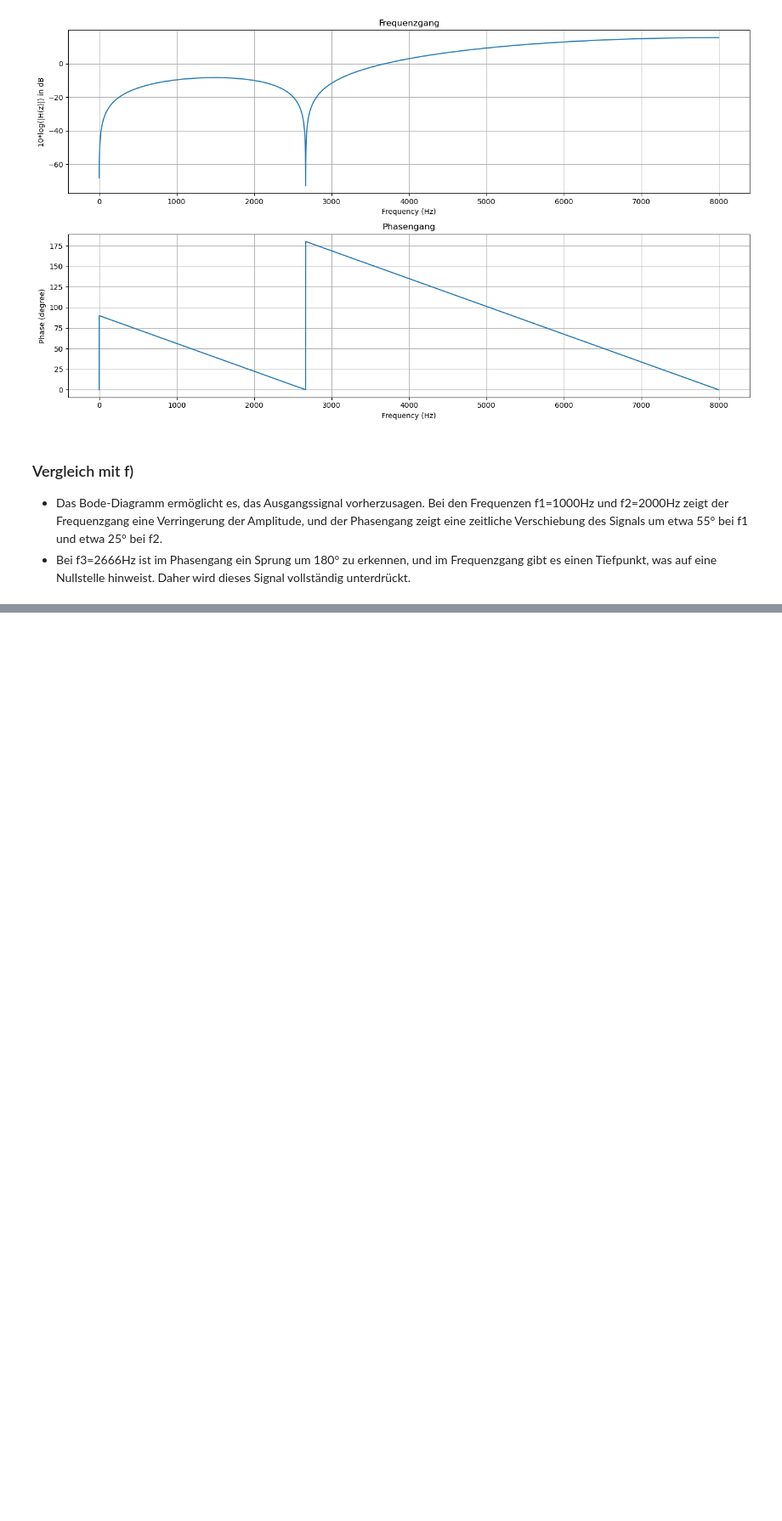
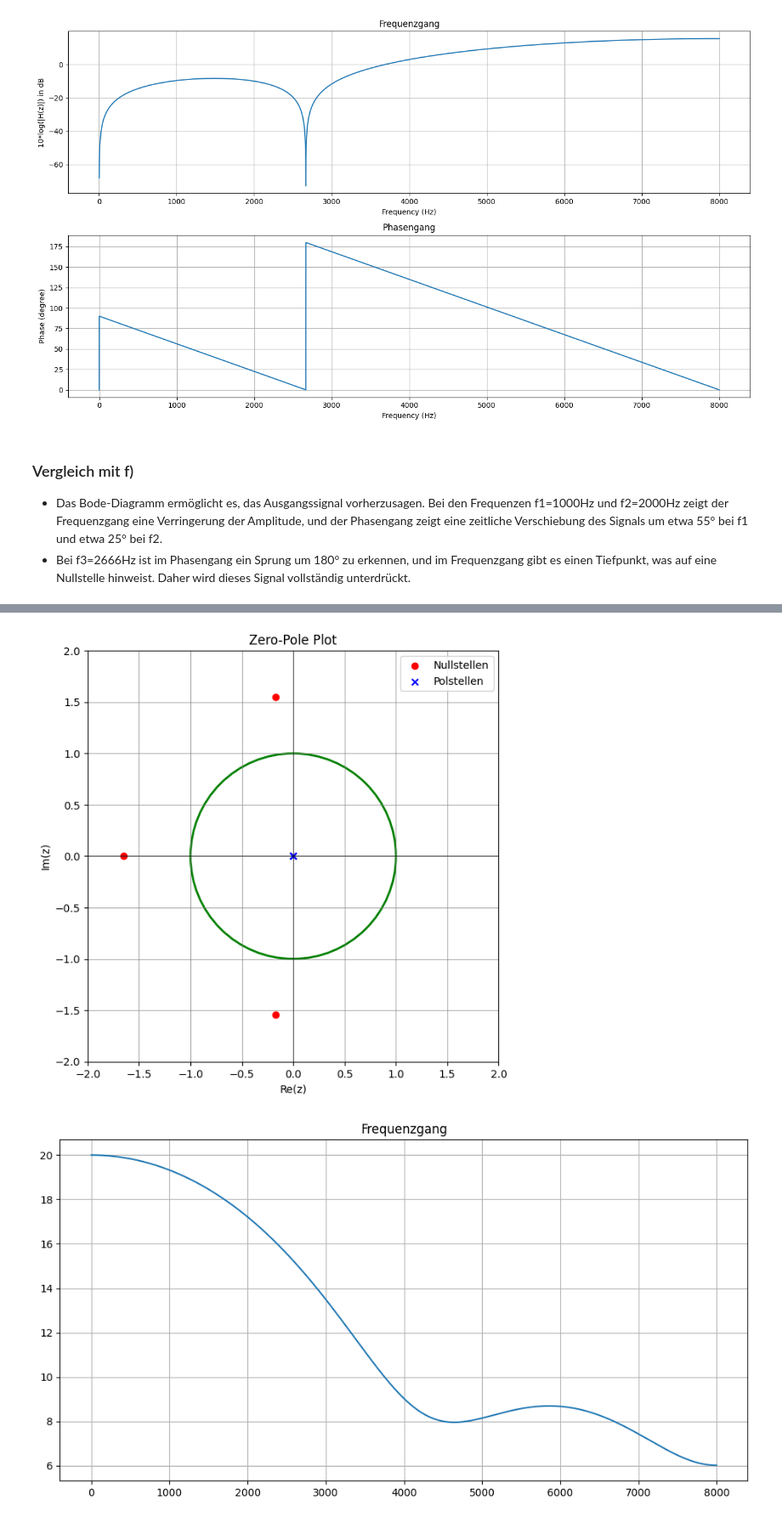
Before and after one commit to DerGeileHarald/Sprachverarbeitung, a Jupyter notebook: Labor5.ipynb, the cells around one changed output, grey strips where cells are left out. Shown: that part at 85% size. Drawn from its saved outputs; the diff is of its cells as text; code cells hidden in the pictures; blank space fills up the shorter version.

```diff
--- a/Labor5.ipynb
+++ b/Labor5.ipynb
@@ -351,0 +397,45 @@ Das ist die z-Transformierte der Systemantwort  Y(z).
+# %%
+#H(z)
+
+numerator = np.array([1, 2, 3, 4])
+
+denominator = np.array([1, 0, 0, 0])
+
+# Zero-Pole Plot
+zeros = np.roots(numerator)
+poles = np.roots(denominator)
+
+fig = plt.figure(figsize=(12, 6))
+
+ax2 = fig.add_subplot(122)
+ax2.scatter(np.real(zeros), np.imag(zeros), marker='o', color='red', label='Nullstellen')
+ax2.scatter(np.real(poles), np.imag(poles), marker='x', color='blue', label='Polstellen')
+ax2.axhline(0, color='black', linewidth=0.5)
+ax2.axvline(0, color='black', linewidth=0.5)
+ax2.grid(color='gray', linestyle='-', linewidth=0.5)
+
+# Einheitskreis hinzufügen
+einheitskreis = plt.Circle((0, 0), 1, color='green', fill=False, linestyle='-', linewidth=2.0)
+ax2.add_artist(einheitskreis)
+
+ax2.set_xlim([-2, 2])
+ax2.set_ylim([-2, 2])
+ax2.set_aspect('equal', 'box')
+ax2.set_title('Zero-Pole Plot')
+ax2.set_xlabel('Re(z)')
+ax2.set_ylabel('Im(z)')
+ax2.legend()
+
+plt.tight_layout()
+plt.show()
+
+# Berechnen der Frequenzantwort des Filters
+w, h = freqz(numerator, denominator, worN=8000, fs=fa)
+
+plt.figure(figsize=(12, 6))
+plt.plot(w, 20 * np.log10(abs(h)))
+plt.title('Frequenzgang')
+plt.grid()
+# %% [output]
+[figure, added]
+[figure, added]
```
Also changed, not shown: parts of 3 cells of this notebook.
